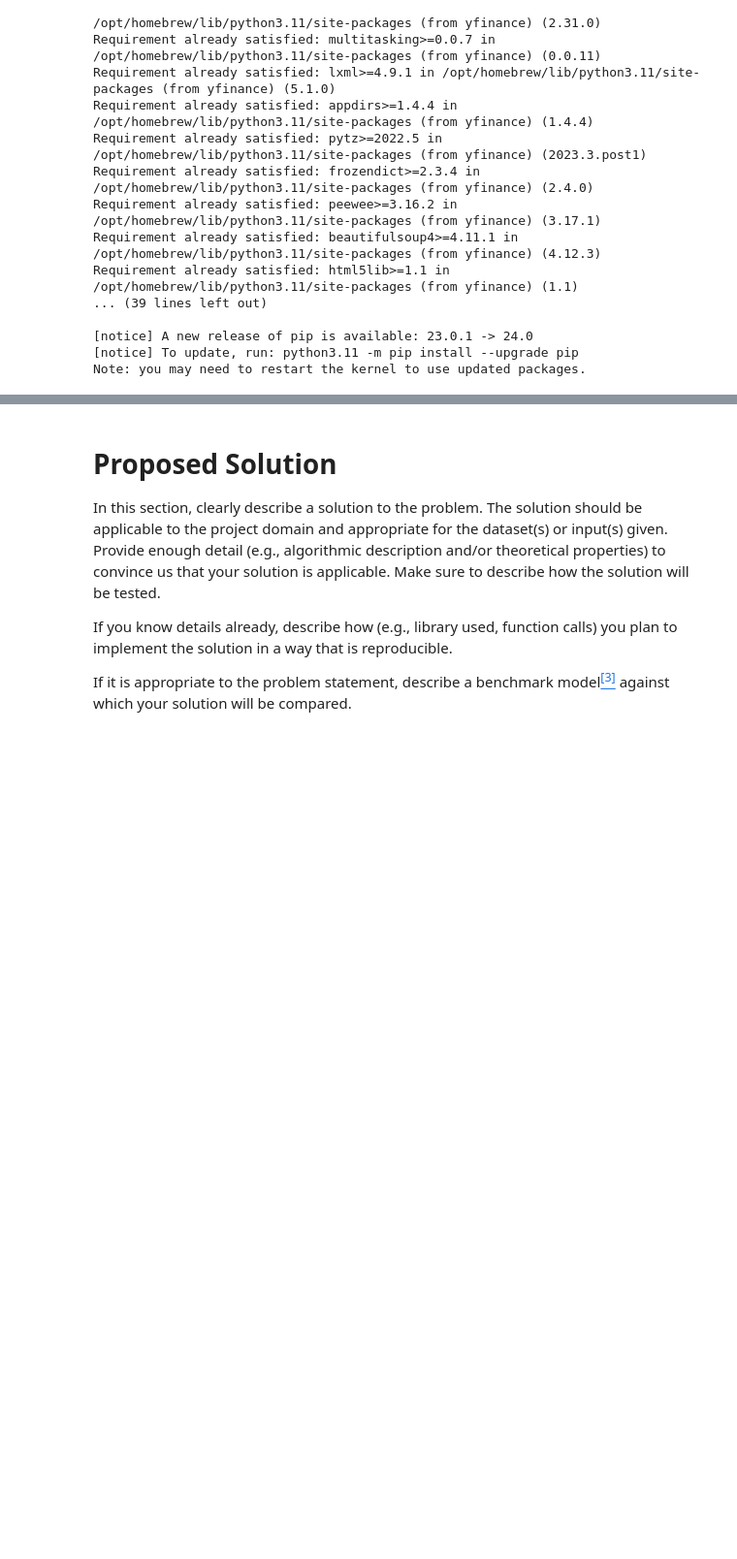
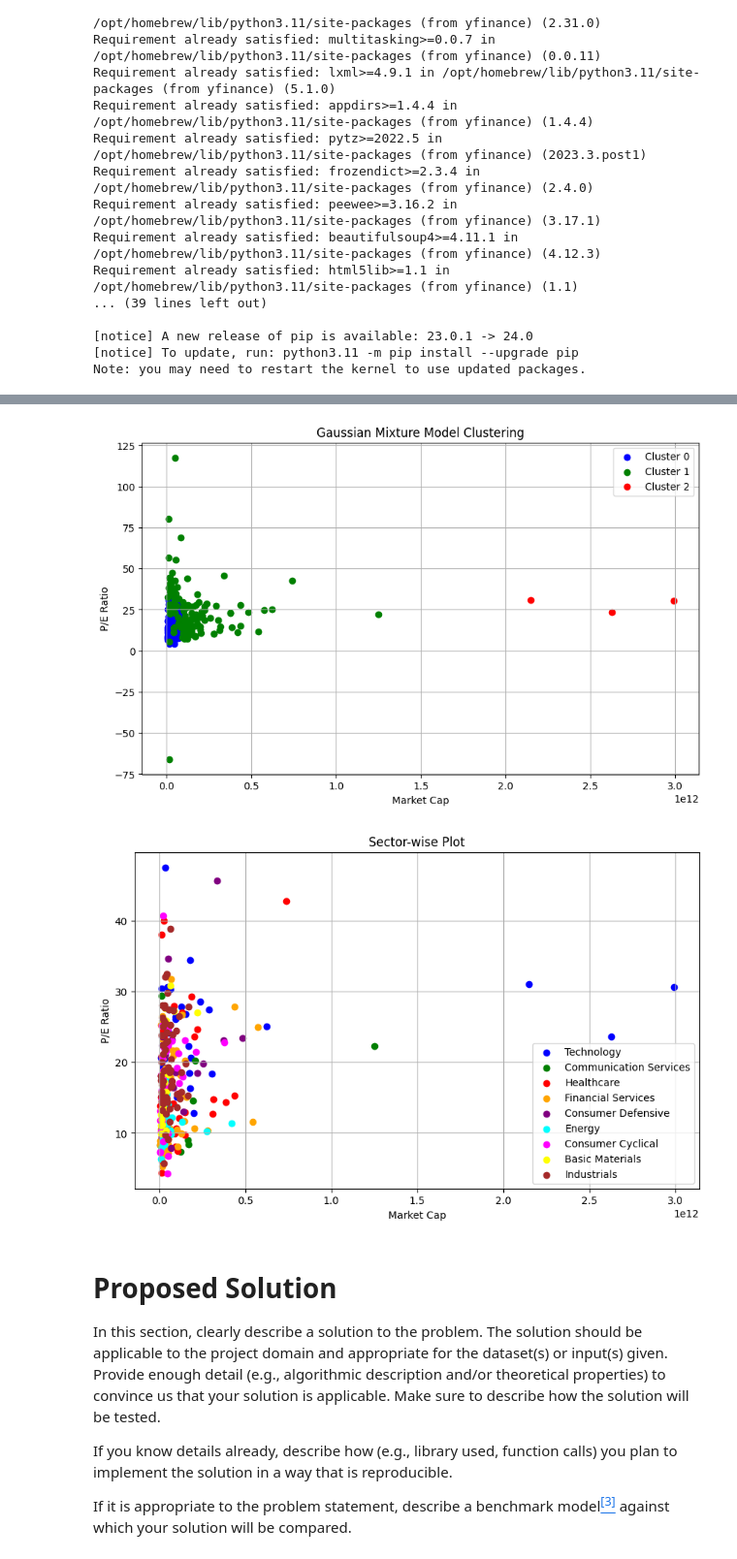
Before and after one commit to Purpup/COGS118B-Project, a Jupyter notebook: FinalProject.ipynb, the cells around one changed output, grey strips where cells are left out. Shown at 97% size. Cells and saved outputs as stored; diff of their text form; code cells hidden in the pictures; blank space fills up the shorter version.

```diff
--- a/FinalProject.ipynb
+++ b/FinalProject.ipynb
@@ -174,3 +151,53 @@ Best Silhouette Score (Gaussian Mixture Model): 0.5727091499327581 with 13 clust
+# %%
+df = pd.read_csv('sp500_stock_data_with_metrics_NOT_ONE_HOT.csv')
+
+# Drop rows with missing values
+df.dropna(inplace=True)
+
+# Extract features for clustering
+features = ['Current Price', 'Market Cap', 'Volatility', 'P/E Ratio', 'Dividend Yield']
+
+# Normalize the features
+normalized_features = (df[features] - df[features].mean()) / df[features].std()
+
+# Perform Gaussian Mixture Model clustering
+gmm = GaussianMixture(n_components=3, random_state=42)  # You can adjust n_components
+clusters = gmm.fit_predict(normalized_features)
+
+# Add cluster labels to the DataFrame
+df['Cluster'] = clusters
+
+# Plotting clusters
+plt.figure(figsize=(10, 6))
+colors = ['blue', 'green', 'red']
+for cluster_id, color in zip(range(3), colors):
+    cluster_data = df[df['Cluster'] == cluster_id]
+    plt.scatter(cluster_data['Market Cap'], cluster_data['P/E Ratio'], c=color, label=f'Cluster {cluster_id}')
+
+plt.title('Gaussian Mixture Model Clustering')
+plt.xlabel('Market Cap')
+plt.ylabel('P/E Ratio')
+plt.legend()
+plt.grid(True)
+plt.show()
+
+# Plotting each sector
+plt.figure(figsize=(10, 6))
+sectors = df['Sectors'].unique()
+colors = ['blue', 'green', 'red', 'orange', 'purple', 'cyan', 'magenta', 'yellow', 'brown']
+for sector, color in zip(sectors, colors):
+    sector_data = df[df['Sectors'] == sector]
+    plt.scatter(sector_data['Market Cap'], sector_data['P/E Ratio'], c=color, label=sector)
+
+plt.title('Sector-wise Plot')
+plt.xlabel('Market Cap')
+plt.ylabel('P/E Ratio')
+plt.legend()
+plt.grid(True)
+plt.show()
+# %% [output]
+[figure, added]
+[figure, added]
 # %% [markdown]
 # Proposed Solution
 
```
Also changed, not shown: parts of 2 cells of this notebook, 2 other files.
